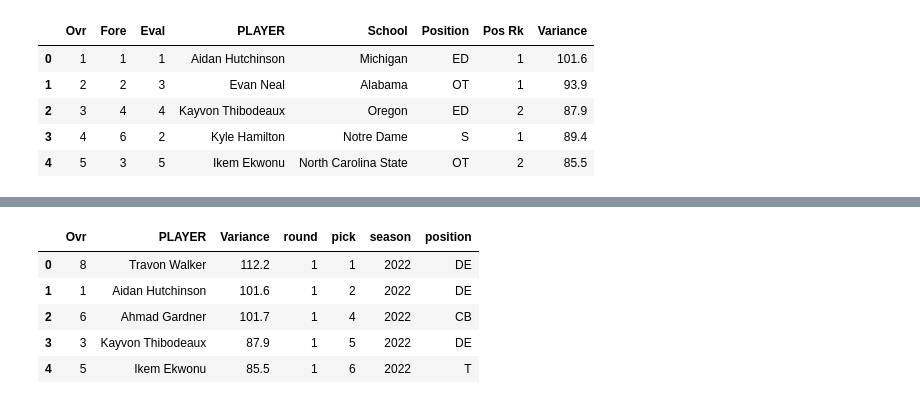
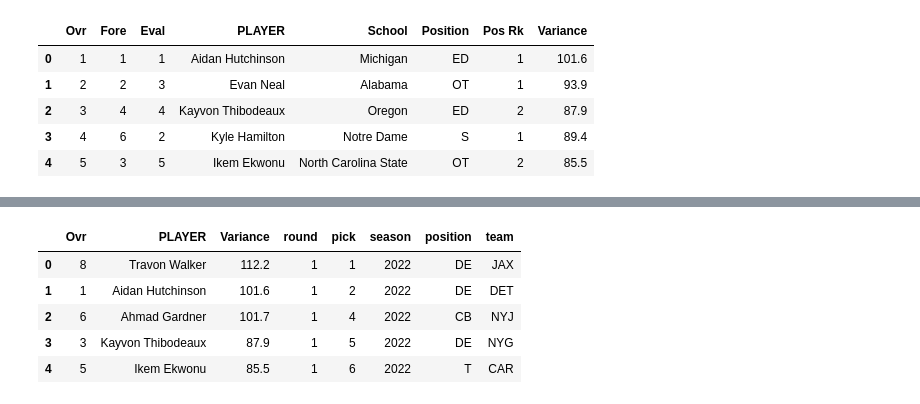
Before and after one commit to TheDataSloth/Consensus-VsAcutal2022NFLDraft, a Jupyter notebook: 2022 NFL Draft.ipynb, the cells around one changed output, grey strips where cells are left out. Drawn from its saved outputs; the diff is of its cells as text; code cells hidden in the pictures.

```diff
--- a/2022 NFL Draft.ipynb
+++ b/2022 NFL Draft.ipynb
@@ -127,31 +101,33 @@ px.scatter(
 # %% [output]
 [interactive output not drawn]
 # %%
+# Joining actual draft and consensous tables together
 conPlusActual = pd.read_sql_query('''
 
 SELECT
 	c.Ovr,
     c.PLAYER,
     c.Variance,
     d.round,
 	d.pick,
 	d.season,
-	d.position
+	d.position,
+    d.team
 FROM
 	consenses_board c
 JOIN
 	draft_picks d
 ON
 	d.pfr_name = c.PLAYER
 WHERE
     season = 2022
 ''', connection)
 
 conPlusActual.head()
 # %% [output]
-|  | Ovr | PLAYER | Variance | round | pick | season | position |
-| 0 | 8 | Travon Walker | 112.2 | 1 | 1 | 2022 | DE |
-| 1 | 1 | Aidan Hutchinson | 101.6 | 1 | 2 | 2022 | DE |
-| 2 | 6 | Ahmad Gardner | 101.7 | 1 | 4 | 2022 | CB |
-| 3 | 3 | Kayvon Thibodeaux | 87.9 | 1 | 5 | 2022 | DE |
-| 4 | 5 | Ikem Ekwonu | 85.5 | 1 | 6 | 2022 | T |
+|  | Ovr | PLAYER | Variance | round | pick | season | position | team |
+| 0 | 8 | Travon Walker | 112.2 | 1 | 1 | 2022 | DE | JAX |
+| 1 | 1 | Aidan Hutchinson | 101.6 | 1 | 2 | 2022 | DE | DET |
+| 2 | 6 | Ahmad Gardner | 101.7 | 1 | 4 | 2022 | CB | NYJ |
+| 3 | 3 | Kayvon Thibodeaux | 87.9 | 1 | 5 | 2022 | DE | NYG |
+| 4 | 5 | Ikem Ekwonu | 85.5 | 1 | 6 | 2022 | T | CAR |
```
Also changed, not shown: parts of 10 cells of this notebook.
